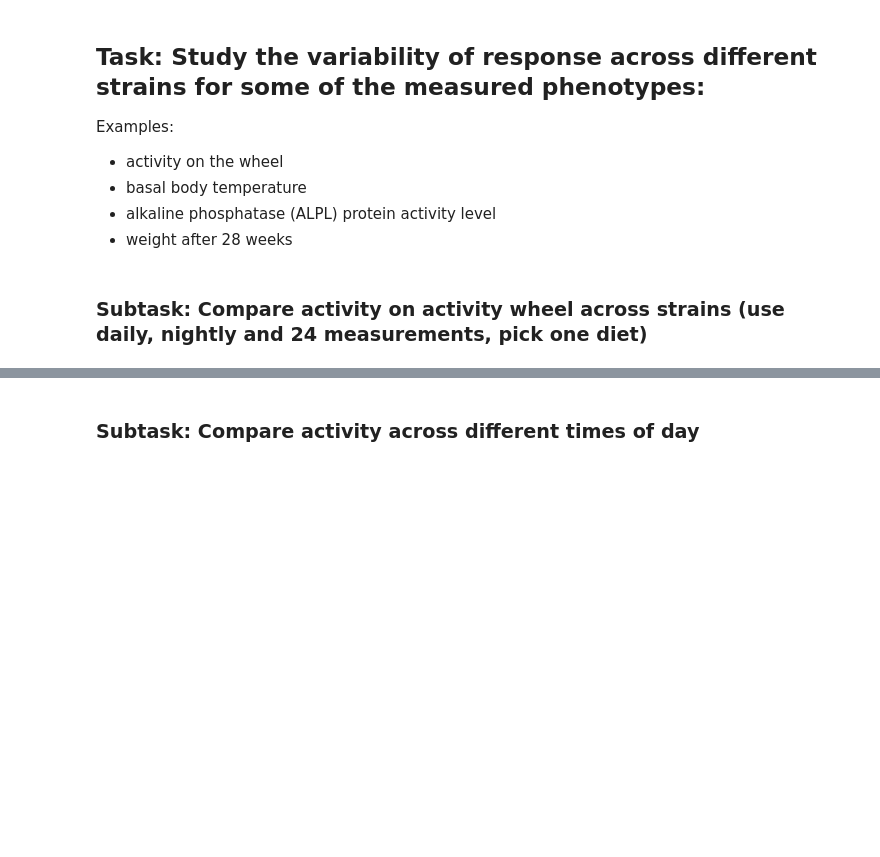
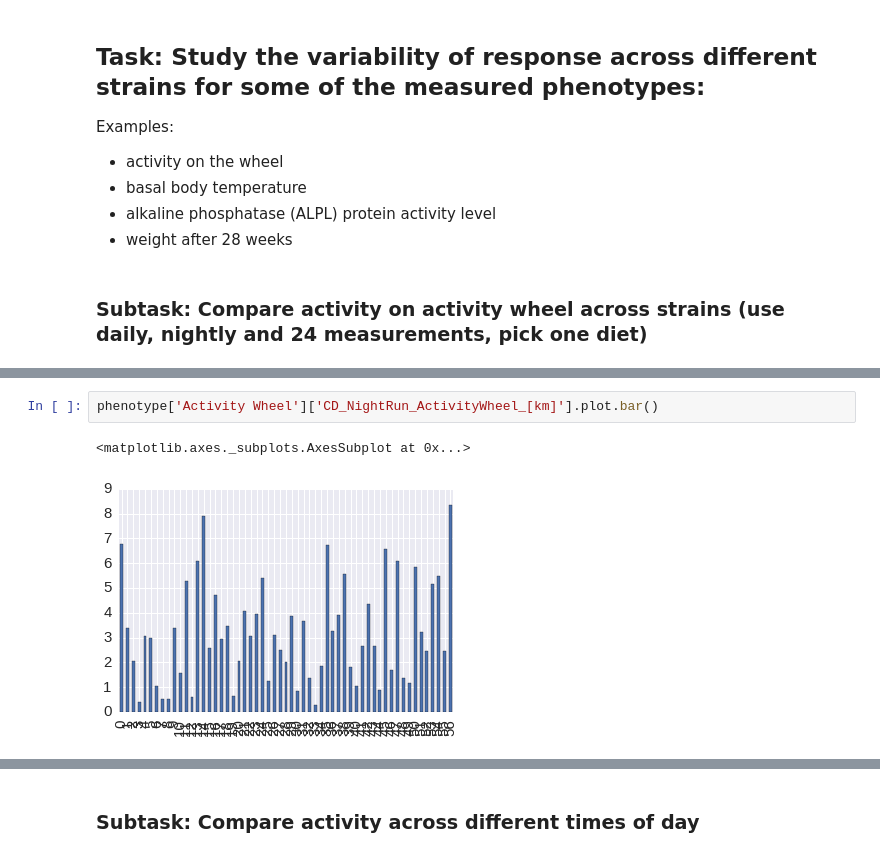
Before and after one commit to lucass122/Integrated_Bioinformatics, a Jupyter notebook: notebooks/Day2_Exploratory_Analysis.ipynb, the cells around one changed output, grey strips where cells are left out. Saved outputs shown, nothing was run; the diff lists cells and outputs as text; blank space fills up the shorter version.

```diff
--- a/notebooks/Day2_Exploratory_Analysis.ipynb
+++ b/notebooks/Day2_Exploratory_Analysis.ipynb
@@ -360,0 +375,5 @@ Examples:
+# %%
+phenotype['Activity Wheel']['CD_NightRun_ActivityWheel_[km]'].plot.bar()
+# %% [output]
+<matplotlib.axes._subplots.AxesSubplot at 0x...>
+[figure, added]
```
Also changed, not shown: parts of 19 cells of this notebook.
